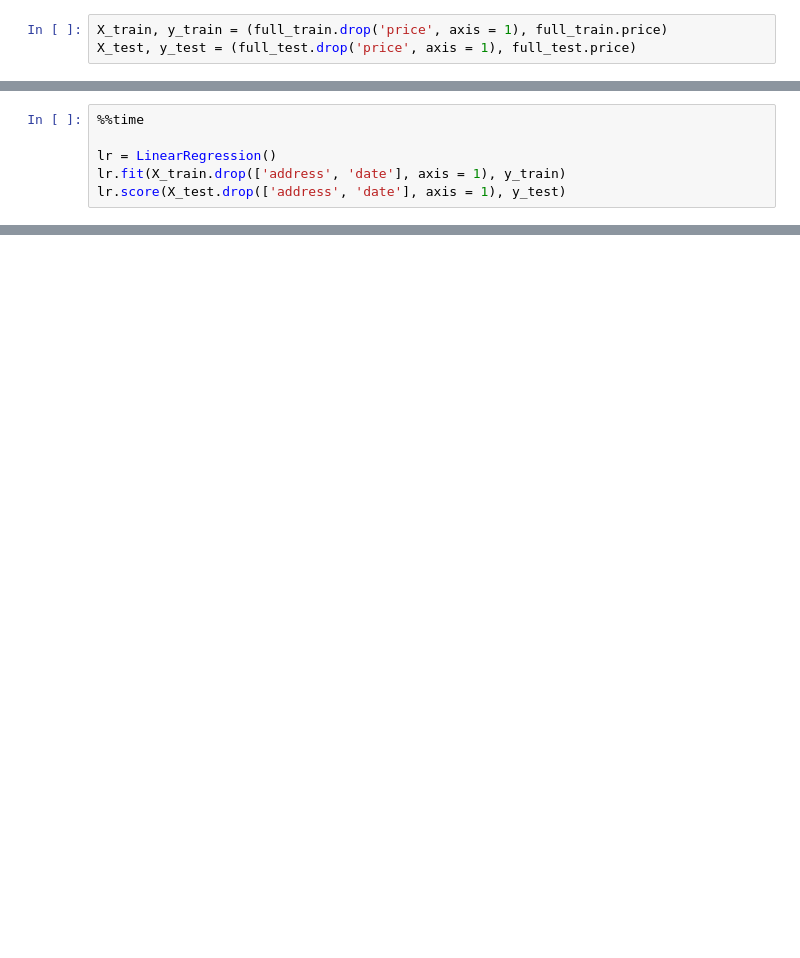
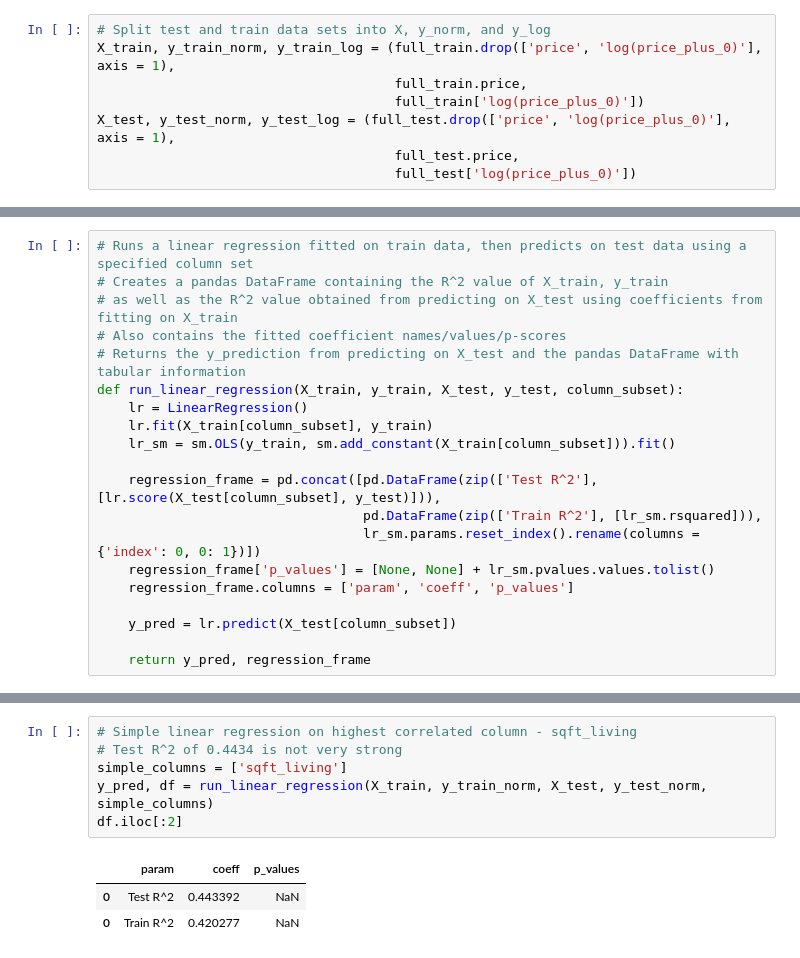
Before and after one commit to JoshuaGottlieb/King-County-Analysis, a Jupyter notebook: notebooks/Modeling.ipynb, the cells around one changed output, grey strips where cells are left out. Saved outputs shown, nothing was run; the diff lists cells and outputs as text; blank space fills up the shorter version.

```diff
--- a/notebooks/Modeling.ipynb
+++ b/notebooks/Modeling.ipynb
@@ -13,5 +15,10 @@ from sklearn.preprocessing import PolynomialFeatures
 full_train = pd.read_parquet('../data/train/all_features_train.parquet')
 full_test = pd.read_parquet('../data/test/all_features_test.parquet')
 # %%
-X_train, y_train = (full_train.drop('price', axis = 1), full_train.price)
-X_test, y_test = (full_test.drop('price', axis = 1), full_test.price)
+# Split test and train data sets into X, y_norm, and y_log
+X_train, y_train_norm, y_train_log = (full_train.drop(['price', 'log(price_plus_0)'], axis = 1),
+                                      full_train.price,
+                                      full_train['log(price_plus_0)'])
+X_test, y_test_norm, y_test_log = (full_test.drop(['price', 'log(price_plus_0)'], axis = 1),
+                                      full_test.price,
+                                      full_test['log(price_plus_0)'])
@@ -41,6 +24,0 @@ import time
-# %%
-%%time
-
-lr = LinearRegression()
-lr.fit(X_train.drop(['address', 'date'], axis = 1), y_train)
-lr.score(X_test.drop(['address', 'date'], axis = 1), y_test)
@@ -46,0 +37,20 @@ lr.score(X_test.drop(['address', 'date'], axis = 1), y_test)
+# %%
+# Runs a linear regression fitted on train data, then predicts on test data using a specified column set
+# Creates a pandas DataFrame containing the R^2 value of X_train, y_train
+# as well as the R^2 value obtained from predicting on X_test using coefficients from fitting on X_train
+# Also contains the fitted coefficient names/values/p-scores
+# Returns the y_prediction from predicting on X_test and the pandas DataFrame with tabular information
+def run_linear_regression(X_train, y_train, X_test, y_test, column_subset):
+    lr = LinearRegression()
+    lr.fit(X_train[column_subset], y_train)
+    lr_sm = sm.OLS(y_train, sm.add_constant(X_train[column_subset])).fit()
+
+    regression_frame = pd.concat([pd.DataFrame(zip(['Test R^2'], [lr.score(X_test[column_subset], y_test)])),
+                                  pd.DataFrame(zip(['Train R^2'], [lr_sm.rsquared])),
+                                  lr_sm.params.reset_index().rename(columns = {'index': 0, 0: 1})])
+    regression_frame['p_values'] = [None, None] + lr_sm.pvalues.values.tolist()
+    regression_frame.columns = ['param', 'coeff', 'p_values']
+
+    y_pred = lr.predict(X_test[column_subset])
+
+    return y_pred, regression_frame
@@ -46,0 +110,10 @@ lr.score(X_test.drop(['address', 'date'], axis = 1), y_test)
+# %%
+# Simple linear regression on highest correlated column - sqft_living
+# Test R^2 of 0.4434 is not very strong
+simple_columns = ['sqft_living']
+y_pred, df = run_linear_regression(X_train, y_train_norm, X_test, y_test_norm, simple_columns)
+df.iloc[:2]
+# %% [output]
+|  | param | coeff | p_values |
+| 0 | Test R^2 | 0.443392 | NaN |
+| 0 | Train R^2 | 0.420277 | NaN |
```
Also changed, not shown: parts of 24 cells of this notebook, 1 other file.
